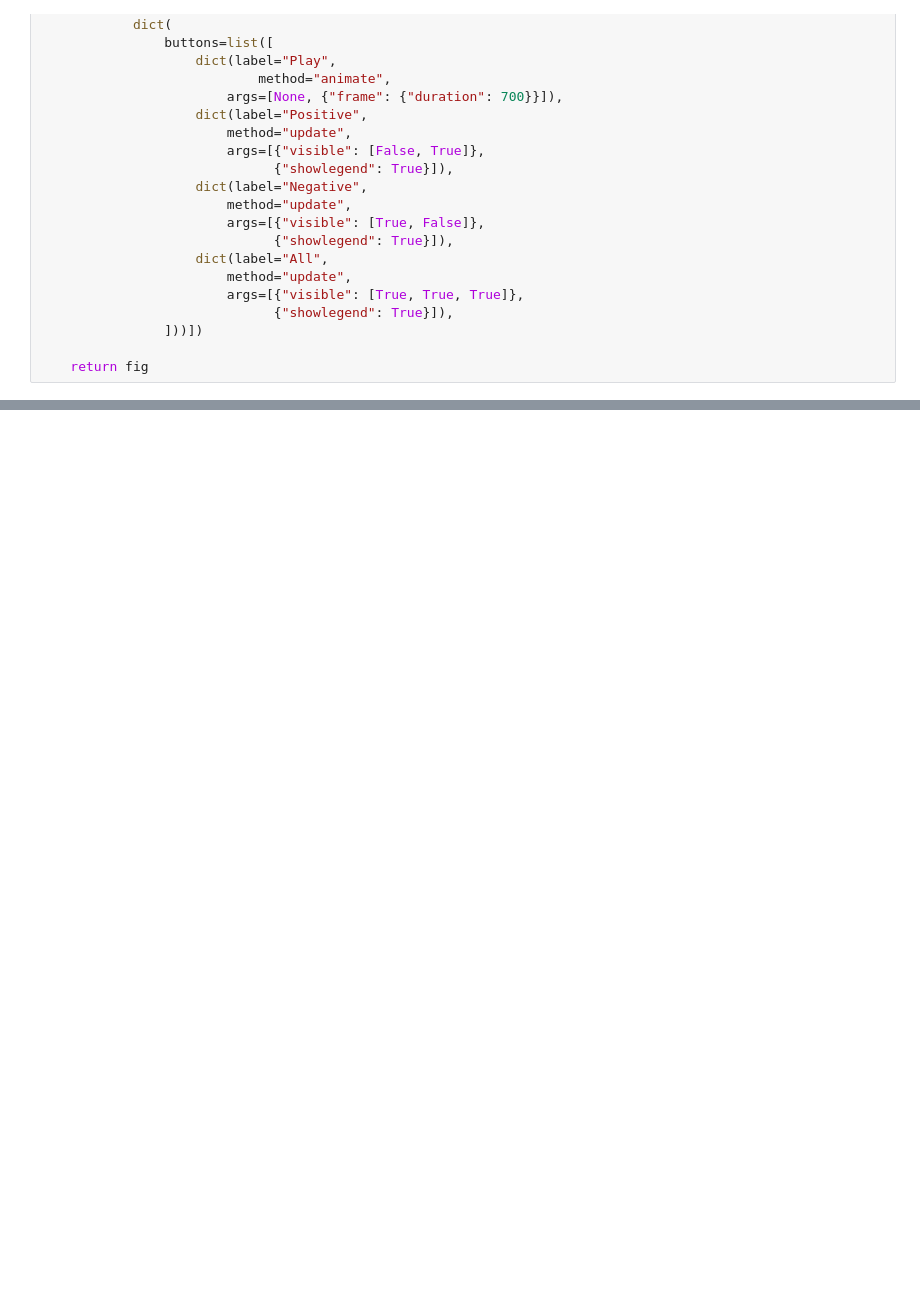
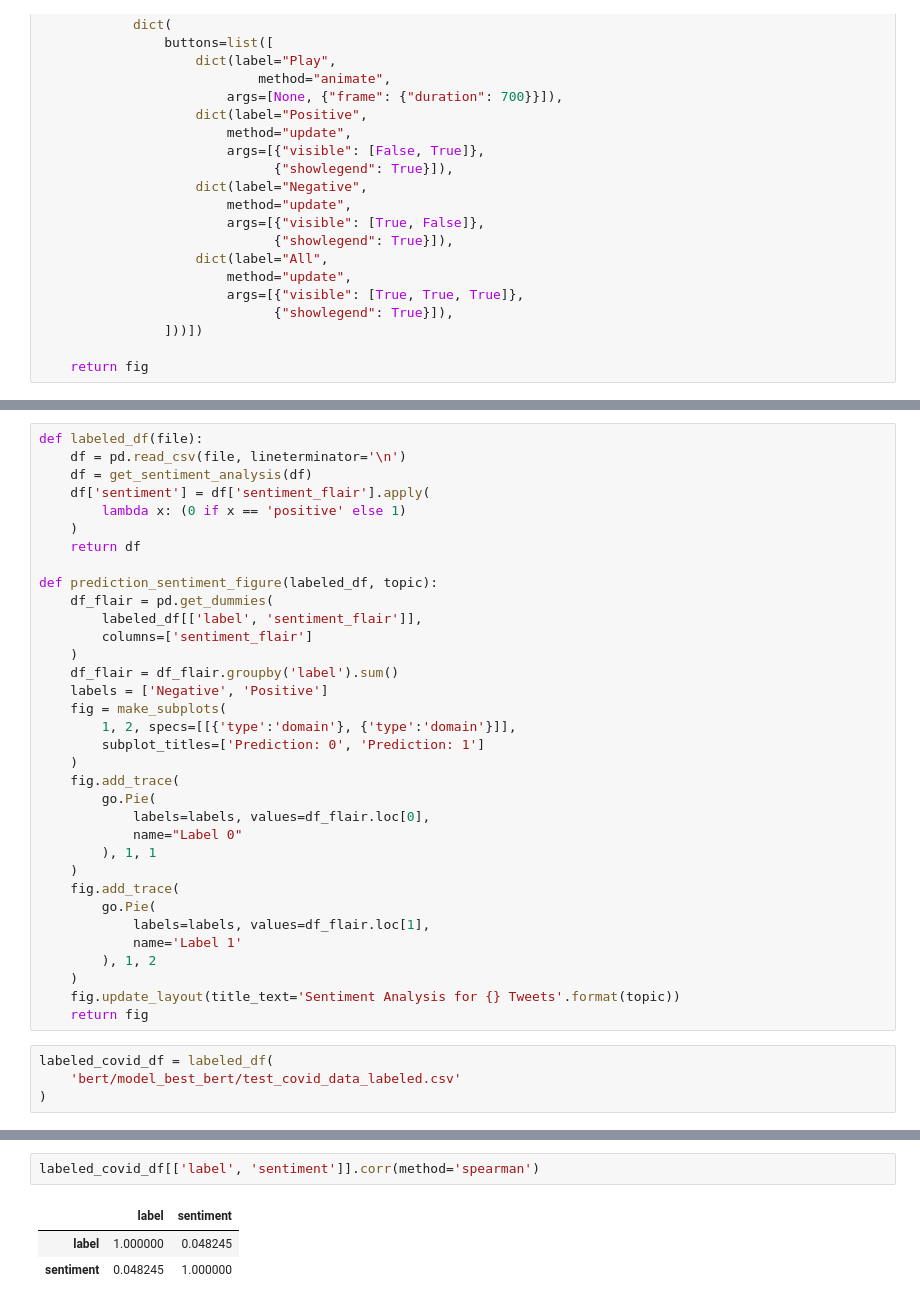
Before and after one commit to xdyhay/cmpt733_project, a Jupyter notebook: sentiment-3.ipynb, the cells around one changed output, grey strips where cells are left out. Cells and saved outputs as stored; diff of their text form; blank space fills up the shorter version.

```diff
--- a/sentiment-3.ipynb
+++ b/sentiment-3.ipynb
@@ -409,3 +408,41 @@ figure_truckers = get_scatter_animation(truckers_sentiment_df)
 figure_truckers.show(renderer='notebook_connected')
 # %% [output]
 [interactive output not drawn]
+# %%
+def labeled_df(file):
+    df = pd.read_csv(file, lineterminator='\n')
+    df = get_sentiment_analysis(df)
+    df['sentiment'] = df['sentiment_flair'].apply(
+        lambda x: (0 if x == 'positive' else 1)
+    )
+    return df
+
+def prediction_sentiment_figure(labeled_df, topic):
+    df_flair = pd.get_dummies(
+        labeled_df[['label', 'sentiment_flair']],
+        columns=['sentiment_flair']
+    )
+    df_flair = df_flair.groupby('label').sum()
+    labels = ['Negative', 'Positive']
+    fig = make_subplots(
+        1, 2, specs=[[{'type':'domain'}, {'type':'domain'}]],
+        subplot_titles=['Prediction: 0', 'Prediction: 1']
+    )
+    fig.add_trace(
+        go.Pie(
+            labels=labels, values=df_flair.loc[0],
+            name="Label 0"
+        ), 1, 1
+    )
+    fig.add_trace(
+        go.Pie(
+            labels=labels, values=df_flair.loc[1],
+            name='Label 1'
+        ), 1, 2
+    )
+    fig.update_layout(title_text='Sentiment Analysis for {} Tweets'.format(topic))
+    return fig
+# %%
+labeled_covid_df = labeled_df(
+    'bert/model_best_bert/test_covid_data_labeled.csv'
+)
@@ -411,0 +465,6 @@ figure_truckers.show(renderer='notebook_connected')
+# %%
+labeled_covid_df[['label', 'sentiment']].corr(method='spearman')
+# %% [output]
+|  | label | sentiment |
+| label | 1.000000 | 0.048245 |
+| sentiment | 0.048245 | 1.000000 |
```
Also changed, not shown: parts of 9 cells of this notebook.
